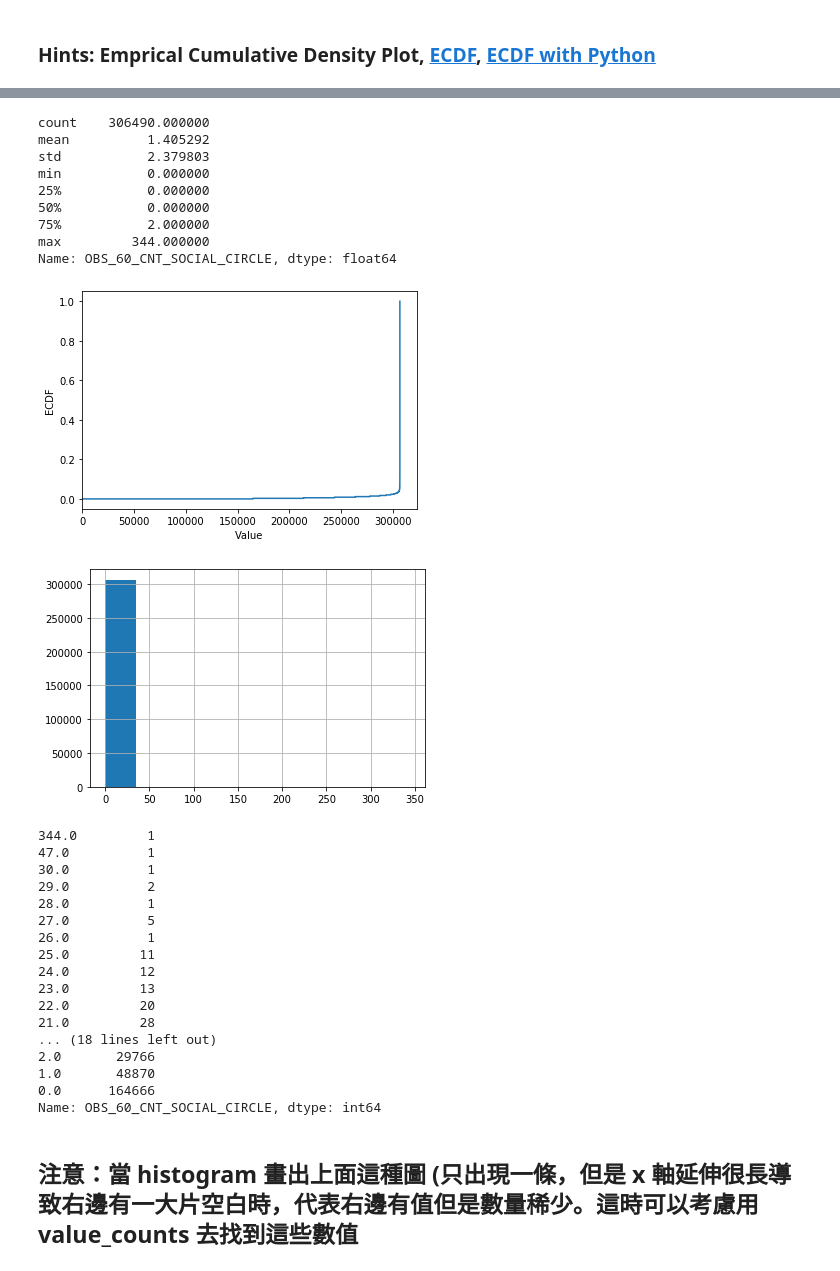
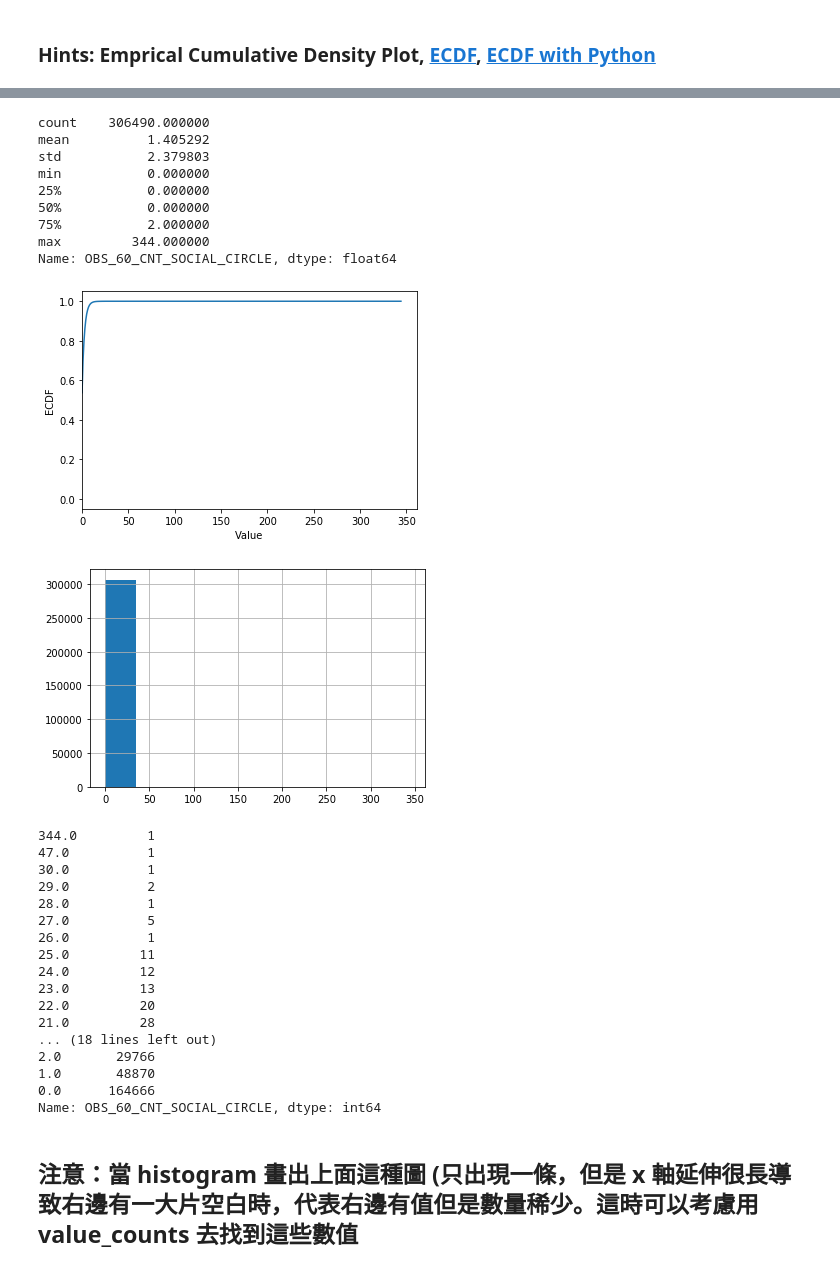
Before and after one commit to Justin900429/4th-ML100Days, a Jupyter notebook: homework/Day_009_HW.ipynb, the cells around one changed output, grey strips where cells are left out. Saved outputs shown, nothing was run; the diff lists cells and outputs as text; code cells hidden in the pictures.

```diff
--- a/homework/Day_009_HW.ipynb
+++ b/homework/Day_009_HW.ipynb
@@ -170,32 +171,32 @@ Name: REGION_POPULATION_RELATIVE, Length: 81, dtype: int64
 # %%
 # 最大值落在分布之外
 print(app_train['OBS_60_CNT_SOCIAL_CIRCLE'].describe())
 
 # 繪製 Empirical Cumulative Density Plot (ECDF)
-cdf = app_train['OBS_60_CNT_SOCIAL_CIRCLE'].sort_values().reset_index(drop=True)
+cdf = app_train["OBS_60_CNT_SOCIAL_CIRCLE"].value_counts().sort_index().cumsum()
 
 
 plt.plot(list(cdf.index), cdf/cdf.max())
 plt.xlabel('Value')
 plt.ylabel('ECDF')
 plt.xlim([cdf.index.min() * 0.95, cdf.index.max() * 1.05])
 plt.ylim([-0.05,1.05]) # 限制顯示圖片的範圍
 plt.show()
 
 app_train['OBS_60_CNT_SOCIAL_CIRCLE'].hist()
 plt.show()
 print(app_train['OBS_60_CNT_SOCIAL_CIRCLE'].value_counts().sort_index(ascending = False))
 # %% [output]
 count    306490.000000
 mean          1.405292
 std           2.379803
 min           0.000000
 25%           0.000000
 50%           0.000000
 75%           2.000000
 max         344.000000
 Name: OBS_60_CNT_SOCIAL_CIRCLE, dtype: float64
-[figure, old version]
+[figure, new version]
 [figure]
 344.0         1
 47.0          1
```
Also changed, not shown: parts of 2 cells of this notebook.
